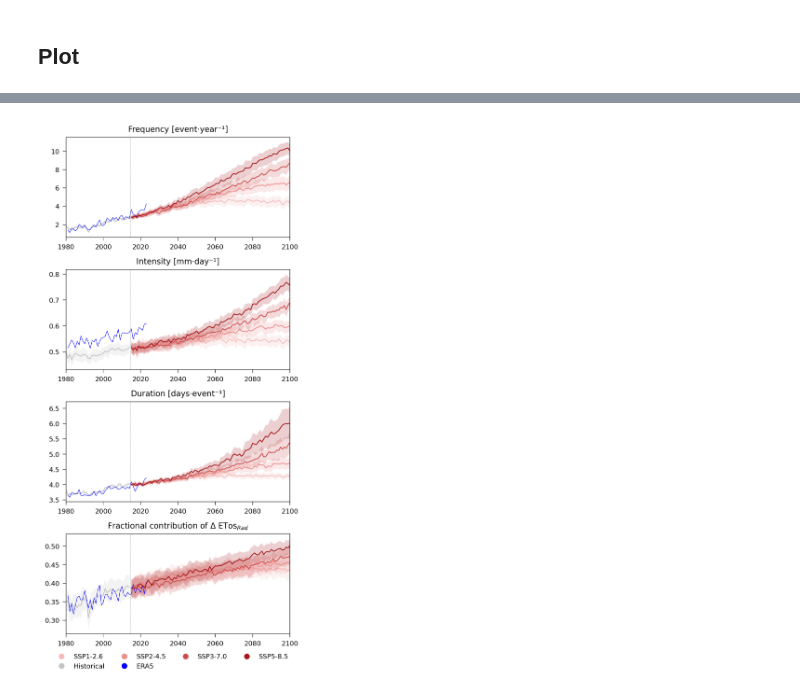
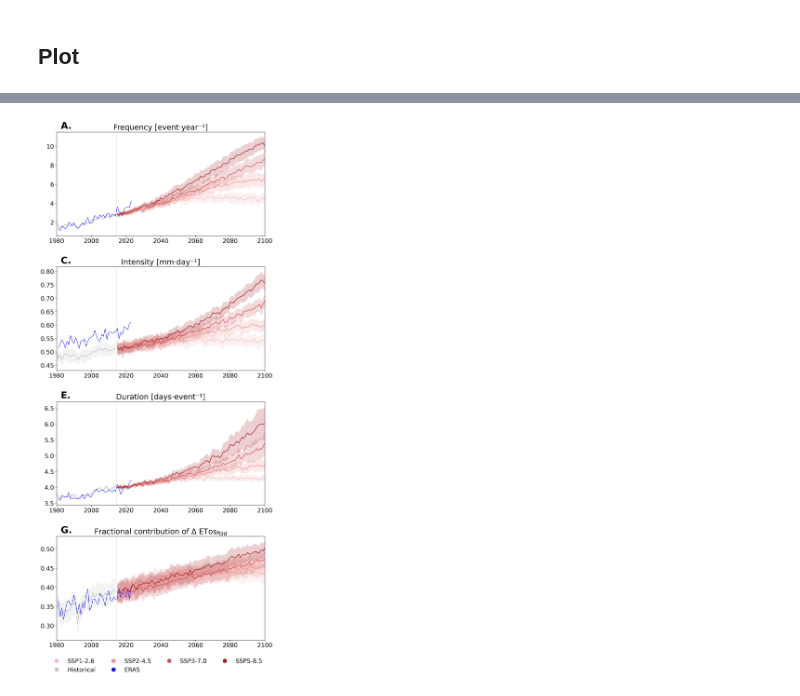
Before and after one commit to froggyalchemist/daily-ET0, a Jupyter notebook: figures/annual_thirswave_metrics_growing_season.ipynb, the cells around one changed output, grey strips where cells are left out. Saved outputs shown, nothing was run; the diff lists cells and outputs as text; code cells hidden in the pictures.

Commit message:
Fix bug that stretched grid cells near the equator for some models. Create final version of Figure 3.

```diff
--- a/figures/annual_thirswave_metrics_growing_season.ipynb
+++ b/figures/annual_thirswave_metrics_growing_season.ipynb
@@ -85,19 +85,20 @@ for exp in experiments:
 # %% [markdown]
 # Load ERA5 metrics
 # %%
+# Open ERA5 reference path
 era5_path = "/work5/ERA5_daily_landgrid_only/global/compressed_sfc_fc_daily_198001.nc4"
 era5 = xr.open_dataset(era5_path)
 
-#file = "/work7/IPCS_extreme/Plot_main_text_Figure/outcomes/thirstwave_metrics_growing_season.nc"
-file = "/work7/IPCS_extreme/T14902164/thirstwave_metrics_growing_season.nc"
+# Add ERA5 lat/lon data to thirstwave metrcs
+file = "/work7/IPCS_extreme/Plot_main_text_Figure/outcomes/thirstwave_metrics_growing_season_new.nc"
 tw_features = xr.open_dataset(file)
 
 tw_features = tw_features.assign_coords(
     lat=("lgrid", era5["lat"].values),
     lon=("lgrid", era5["lon"].values),
 )
-tw_features
 
+# Take global area-weighted mean
 weights = np.cos(np.deg2rad(tw_features.lat))
 tw_features_weighed = tw_features.weighted(weights)
 era5_weighted_mean = tw_features_weighed.mean('lgrid')
@@ -121,12 +122,12 @@ Data variables:
 # %%
 # Line styling for each experiment (color + linewidth), shared across all panels
 EXPERIMENT_STYLE = {
-    "ssp126": {"color": "#f4bbba", "linewidth": 0.3, "zorder": 1, "label": "SSP1-2.6"},
-    "historical": {"color": "#c4c4c4", "linewidth": 0.3, "zorder": 0, "label": "Historical"},
-    "ssp245": {"color": "#ed8e8c", "linewidth": 0.3, "zorder": 2, "label": "SSP2-4.5"},
-    "era5": {"color": "blue", "linewidth": 0.3, "zorder": 5, "label": "ERA5"},
-    "ssp370": {"color": "#cb4d4e", "linewidth": 0.3, "zorder": 3, "label": "SSP3-7.0"},
-    "ssp585": {"color": "#a4181c", "linewidth": 0.3, "zorder": 4, "label": "SSP5-8.5"},
+    "ssp126": {"color": "#f4bbba", "linewidth": 0.5, "zorder": 1, "label": "SSP1-2.6"},
+    "historical": {"color": "#c4c4c4", "linewidth": 0.5, "zorder": 0, "label": "Historical"},
+    "ssp245": {"color": "#ed8e8c", "linewidth": 0.5, "zorder": 2, "label": "SSP2-4.5"},
+    "era5": {"color": "blue", "linewidth": 0.8, "zorder": 5, "label": "ERA5"},
+    "ssp370": {"color": "#cb4d4e", "linewidth": 0.5, "zorder": 3, "label": "SSP3-7.0"},
+    "ssp585": {"color": "#a4181c", "linewidth": 0.5, "zorder": 4, "label": "SSP5-8.5"},
 }
 
 # Year at which the historical experiment ends and the SSPs begin
@@ -135,18 +136,26 @@ TRANSITION_YEAR = 2014
 # Fixed x-axis range for the combined figure
 XLIM = (1980, 2100)
 # %%
-# Style adjustments (Nature style)
-plt.style.use('nature')
-mm = 1/25.4  # mm to inches
-fig, axes = plt.subplots(nrows=4, ncols=1, figsize=(100*mm, 200*mm))
 
-plot_params = { "figure.dpi": "300",
-               "font.size": 7,
-               "axes.labelsize": 5,
-               "figure.titlesize": 7,
-               "xtick.major.width": 0.5,
-               "ytick.major.width": 0.5,
-               }
+#  4x1 subplot
+fig, axes = plt.subplots(
+    4, 1,
+    figsize=(9, 25 * 4 / 5),
+)
+
+# Style adjustments
+plot_params = {
+    "figure.dpi": 300,
+    "font.size": 14,
+    "axes.labelsize": "medium",
+    "axes.titlesize": 20,        # matches ax.set_title(..., fontsize=20) in end_of_century_maps_anom.py
+    "figure.titlesize": "large",
+    "xtick.labelsize": 16,
+    "ytick.labelsize": 16,
+    "xtick.major.width": 0.8,
+    "ytick.major.width": 0.8,
+    "legend.fontsize": 16,
+}
 plt.rcParams.update(plot_params)
 
 for exp in experiments:
@@ -185,7 +194,17 @@ for exp in experiments:
     era5_weighted_mean.rad_frac_tw.plot(color=style["color"], linewidth=style["linewidth"], ax=axes[3])
 
 
-for ax in axes:
+labels = ["A.", "C.", "E.", "G."]
+for ax, label in zip(axes, labels):
+    # Add label to panel
+    ax.text(
+        0.02, 1.10, label,
+        transform=ax.transAxes,
+        fontsize=25,
+        fontweight='bold',
+        va='top',
+        ha='left'
+    )
     ax.axvline(TRANSITION_YEAR+0.5, color="grey", linestyle="--", linewidth=0.4, alpha=0.7) # Dashed grey vertical line marking the end of the historical exp / start of the SSPs
     ax.set_xlim(*XLIM) # X axis from 1980 to 2100
     ax.set_xlabel('')
@@ -199,18 +218,19 @@ axes[3].set_title(r"Fractional contribution of $\Delta$ ETos$_{Rad}$")
 # Shared legend for the whole figure
 legend_handles = [
     Line2D([0], [0], color=style["color"], label=style['label'],
-           marker='o', linestyle='', markersize=5) # Make marker a little circle
+           marker='o', linestyle='', markersize=10) # Make marker a little circle
     for exp, style in EXPERIMENT_STYLE.items()
 ]
 fig.legend(handles=legend_handles, loc="lower center", ncol=4, bbox_to_anchor=(0.5, -0.04), frameon=False)
 
-fig.tight_layout()
-#fig.subplots_adjust(wspace=0.3, hspace=0.4)
+fig.tight_layout(rect=(0.0, 0.005, 1, 1))
+fig.subplots_adjust(wspace=0.0, hspace=0.3)
 
-# Export to png
-outdir = Path(".")
-outdir.mkdir(exist_ok=True)
-outpath = outdir / f"annual_thirstwave_metrics_growing_season_masked.png"
-fig.savefig(outpath, dpi=300, bbox_inches="tight")
-print(f"\n\tSaved figure to {outpath.resolve()}")
+# Save in current directory as png and pdf
+for ext in ["png", "pdf"]:
+    filename = f"annual_thirstwave_metrics_growing_season.{ext}"
+    fig.savefig(filename, dpi=500, bbox_inches="tight", pad_inches=0.3)
+    print(f"  ✓ {filename}")
+
+plt.show()
 # %% [output]
@@ -218 +239 @@ print(f"\n\tSaved figure to {outpath.resolve()}")
-[figure, old version]
+[figure, new version]
```
Also changed, not shown: parts of 1 cell of this notebook, 14 other files.
